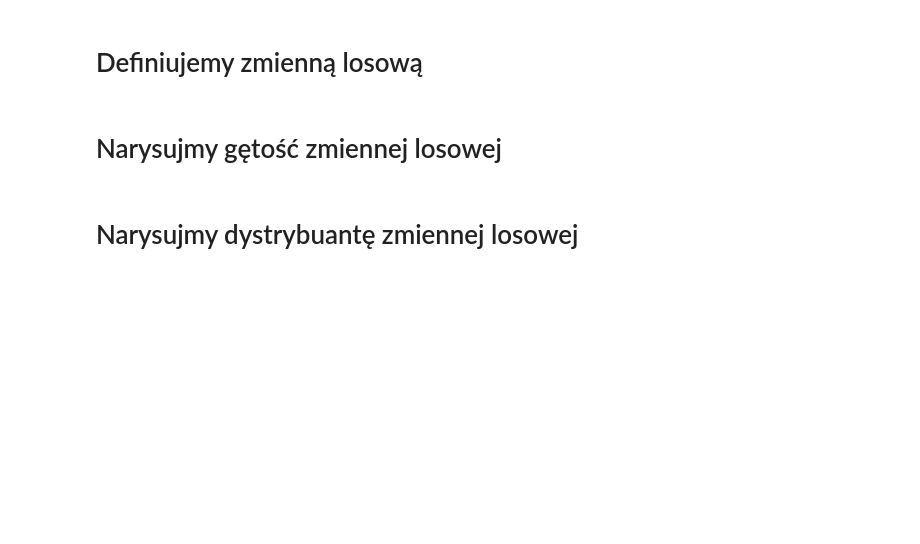
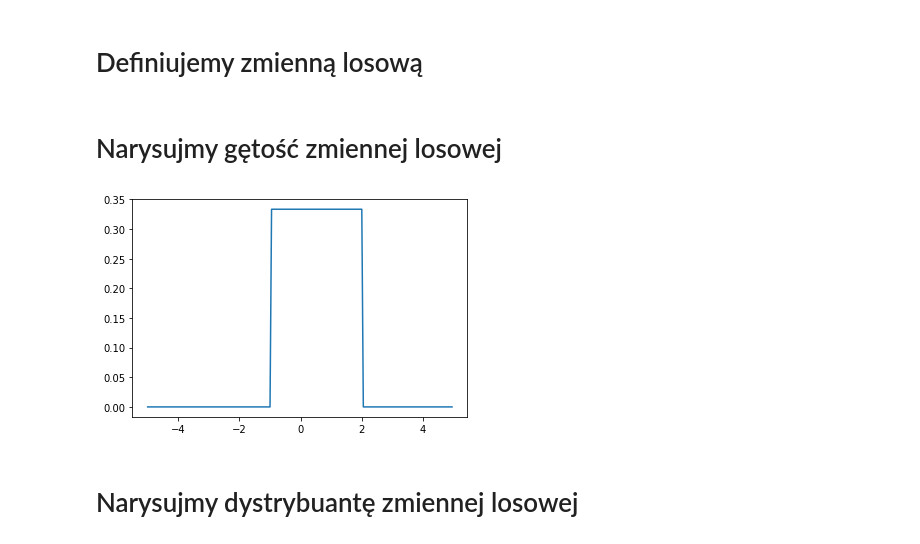
Before and after one commit to rafalkobiela/ages_statystyka1_26_09, a Jupyter notebook: 6_jednostajny.ipynb, the cells around one changed output. Cells and saved outputs as stored; diff of their text form; code cells hidden in the pictures; blank space fills up the shorter version.

```diff
--- a/6_jednostajny.ipynb
+++ b/6_jednostajny.ipynb
@@ -15,7 +15,18 @@ from scipy import stats
 import seaborn as sns
 # %% [markdown]
 # Definiujemy zmienną losową
+# %%
+a = -1
+width = 3
+uniform = stats.uniform(a, width)
 # %% [markdown]
 # Narysujmy gętość zmiennej losowej
+# %%
+fix, ax = plt.subplots(1,1)
+x = np.arange(-5, 5, 0.05)
+plt.plot(x, stats.uniform.pdf(x, a, width))
+plt.show()
+# %% [output]
+[figure, added]
 # %% [markdown]
 # Narysujmy dystrybuantę zmiennej losowej
```
Also changed, not shown: parts of 5 cells of this notebook, 1 other file.
